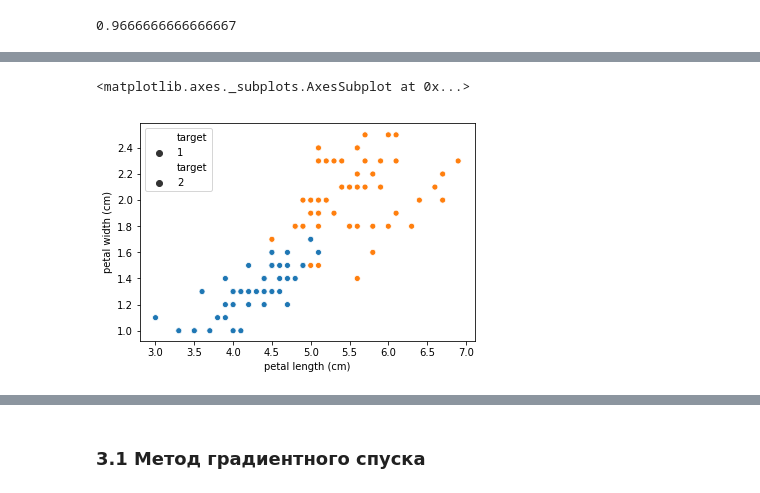
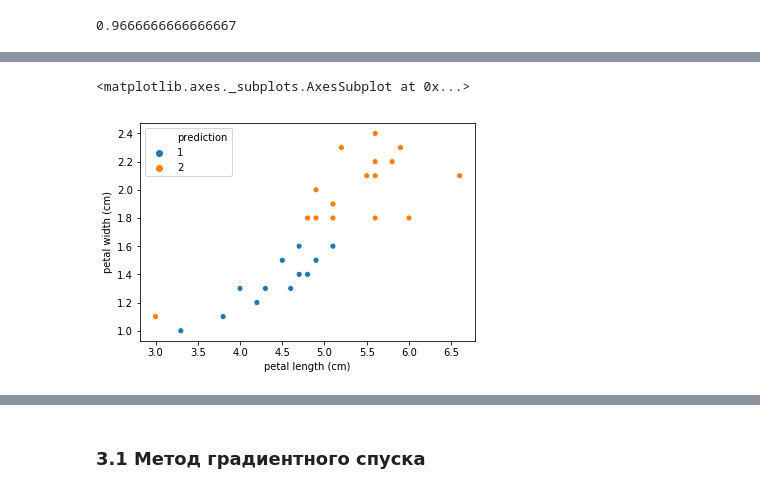
Before and after one commit to kianya/ml-basic-algorithms, a Jupyter notebook: 7. IRIS - optimization/iris_optimization.ipynb, the cells around one changed output, grey strips where cells are left out. Drawn from its saved outputs; the diff is of its cells as text; code cells hidden in the pictures.

```diff
--- a/7. IRIS - optimization/iris_optimization.ipynb
+++ b/7. IRIS - optimization/iris_optimization.ipynb
@@ -74,4 +79,6 @@ model.score(X_test, y_test)
 # %%
 plot_data = pd.concat([X_test, pd.DataFrame(y_test)], axis=1)
-plot_data
+plot_data = pd.concat([plot_data.reset_index(drop=True),
+                           pd.DataFrame(predictions, columns=['prediction'])], axis=1)
+plot_data.head()
 # %% [output]
@@ -103,9 +97,6 @@ KeyError: False
 # %%
 sns.scatterplot(x='petal length (cm)', y='petal width (cm)',
-                style='target', data=plot_data[(plot_data.target_name=='versicolor')])
-
-sns.scatterplot(x='petal length (cm)', y='petal width (cm)',
-                style='target', data=plot_data[(plot_data.target_name=='virginica')])
+                    hue='prediction', palette=sns.color_palette(n_colors=2), data=plot_data)
 # %% [output]
 <matplotlib.axes._subplots.AxesSubplot at 0x...>
-[figure, old version]
+[figure, new version]
```
Also changed, not shown: parts of 9 cells of this notebook.
